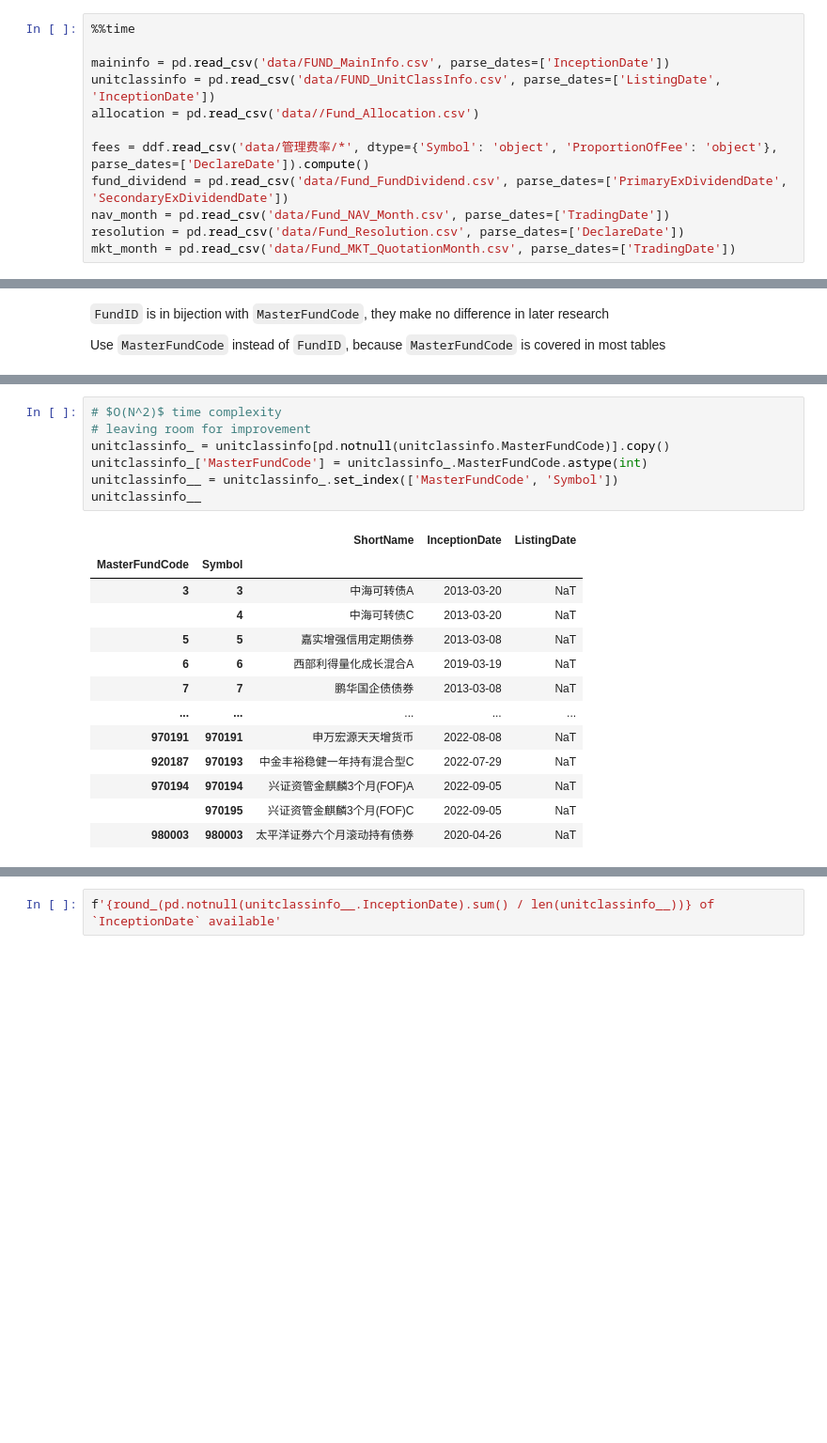
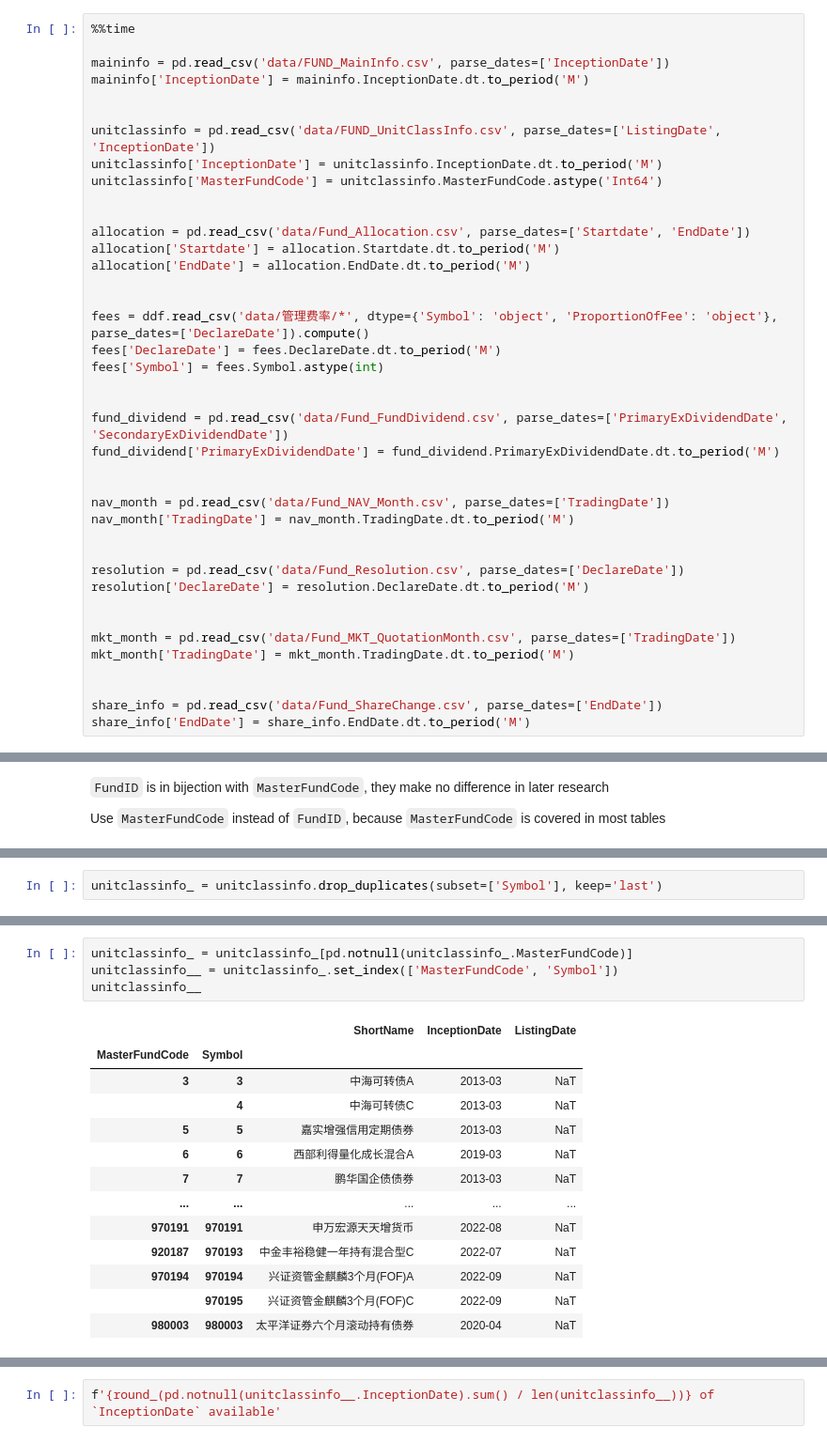
Before and after one commit to dacianpeng/mutual-fund-effective-or-not-Evidence-from-China, a Jupyter notebook: main.ipynb, the cells around one changed output, grey strips where cells are left out. Shown at 94% size. Drawn from its saved outputs; the diff is of its cells as text; blank space fills up the shorter version.

```diff
--- a/main.ipynb
+++ b/main.ipynb
@@ -28,12 +25,40 @@ def round_(data : float):
 %%time
 
 maininfo = pd.read_csv('data/FUND_MainInfo.csv', parse_dates=['InceptionDate'])
+maininfo['InceptionDate'] = maininfo.InceptionDate.dt.to_period('M')
+
+
 unitclassinfo = pd.read_csv('data/FUND_UnitClassInfo.csv', parse_dates=['ListingDate', 'InceptionDate'])
-allocation = pd.read_csv('data//Fund_Allocation.csv')
+unitclassinfo['InceptionDate'] = unitclassinfo.InceptionDate.dt.to_period('M')
+unitclassinfo['MasterFundCode'] = unitclassinfo.MasterFundCode.astype('Int64')
+
+
+allocation = pd.read_csv('data/Fund_Allocation.csv', parse_dates=['Startdate', 'EndDate'])
+allocation['Startdate'] = allocation.Startdate.dt.to_period('M')
+allocation['EndDate'] = allocation.EndDate.dt.to_period('M')
+
 
 fees = ddf.read_csv('data/管理费率/*', dtype={'Symbol': 'object', 'ProportionOfFee': 'object'}, parse_dates=['DeclareDate']).compute()
+fees['DeclareDate'] = fees.DeclareDate.dt.to_period('M')
+fees['Symbol'] = fees.Symbol.astype(int)
+
+
 fund_dividend = pd.read_csv('data/Fund_FundDividend.csv', parse_dates=['PrimaryExDividendDate', 'SecondaryExDividendDate'])
+fund_dividend['PrimaryExDividendDate'] = fund_dividend.PrimaryExDividendDate.dt.to_period('M')
+
+
 nav_month = pd.read_csv('data/Fund_NAV_Month.csv', parse_dates=['TradingDate'])
+nav_month['TradingDate'] = nav_month.TradingDate.dt.to_period('M')
+
+
 resolution = pd.read_csv('data/Fund_Resolution.csv', parse_dates=['DeclareDate'])
+resolution['DeclareDate'] = resolution.DeclareDate.dt.to_period('M')
+
+
 mkt_month = pd.read_csv('data/Fund_MKT_QuotationMonth.csv', parse_dates=['TradingDate'])
+mkt_month['TradingDate'] = mkt_month.TradingDate.dt.to_period('M')
+
+
+share_info = pd.read_csv('data/Fund_ShareChange.csv', parse_dates=['EndDate'])
+share_info['EndDate'] = share_info.EndDate.dt.to_period('M')
 # %% [output]
@@ -202,0 +255,2 @@ Use `MasterFundCode` instead of `FundID`, because `MasterFundCode` is covered in
+# %%
+unitclassinfo_ = unitclassinfo.drop_duplicates(subset=['Symbol'], keep='last')
@@ -203,21 +300,18 @@ Use `MasterFundCode` instead of `FundID`, because `MasterFundCode` is covered in
 # %%
-# $O(N^2)$ time complexity
-# leaving room for improvement
-unitclassinfo_ = unitclassinfo[pd.notnull(unitclassinfo.MasterFundCode)].copy()
-unitclassinfo_['MasterFundCode'] = unitclassinfo_.MasterFundCode.astype(int)
+unitclassinfo_ = unitclassinfo_[pd.notnull(unitclassinfo_.MasterFundCode)]
 unitclassinfo__ = unitclassinfo_.set_index(['MasterFundCode', 'Symbol'])
 unitclassinfo__
 # %% [output]
 |  |  | ShortName | InceptionDate | ListingDate |
 | MasterFundCode | Symbol |  |  |  |
-| 3 | 3 | 中海可转债A | 2013-03-20 | NaT |
-|  | 4 | 中海可转债C | 2013-03-20 | NaT |
-| 5 | 5 | 嘉实增强信用定期债券 | 2013-03-08 | NaT |
-| 6 | 6 | 西部利得量化成长混合A | 2019-03-19 | NaT |
-| 7 | 7 | 鹏华国企债债券 | 2013-03-08 | NaT |
+| 3 | 3 | 中海可转债A | 2013-03 | NaT |
+|  | 4 | 中海可转债C | 2013-03 | NaT |
+| 5 | 5 | 嘉实增强信用定期债券 | 2013-03 | NaT |
+| 6 | 6 | 西部利得量化成长混合A | 2019-03 | NaT |
+| 7 | 7 | 鹏华国企债债券 | 2013-03 | NaT |
 | ... | ... | ... | ... | ... |
-| 970191 | 970191 | 申万宏源天天增货币 | 2022-08-08 | NaT |
-| 920187 | 970193 | 中金丰裕稳健一年持有混合型C | 2022-07-29 | NaT |
-| 970194 | 970194 | 兴证资管金麒麟3个月(FOF)A | 2022-09-05 | NaT |
-|  | 970195 | 兴证资管金麒麟3个月(FOF)C | 2022-09-05 | NaT |
-| 980003 | 980003 | 太平洋证券六个月滚动持有债券 | 2020-04-26 | NaT |
+| 970191 | 970191 | 申万宏源天天增货币 | 2022-08 | NaT |
+| 920187 | 970193 | 中金丰裕稳健一年持有混合型C | 2022-07 | NaT |
+| 970194 | 970194 | 兴证资管金麒麟3个月(FOF)A | 2022-09 | NaT |
+|  | 970195 | 兴证资管金麒麟3个月(FOF)C | 2022-09 | NaT |
+| 980003 | 980003 | 太平洋证券六个月滚动持有债券 | 2020-04 | NaT |
```
Also changed, not shown: parts of 96 cells of this notebook, 12 other files.
